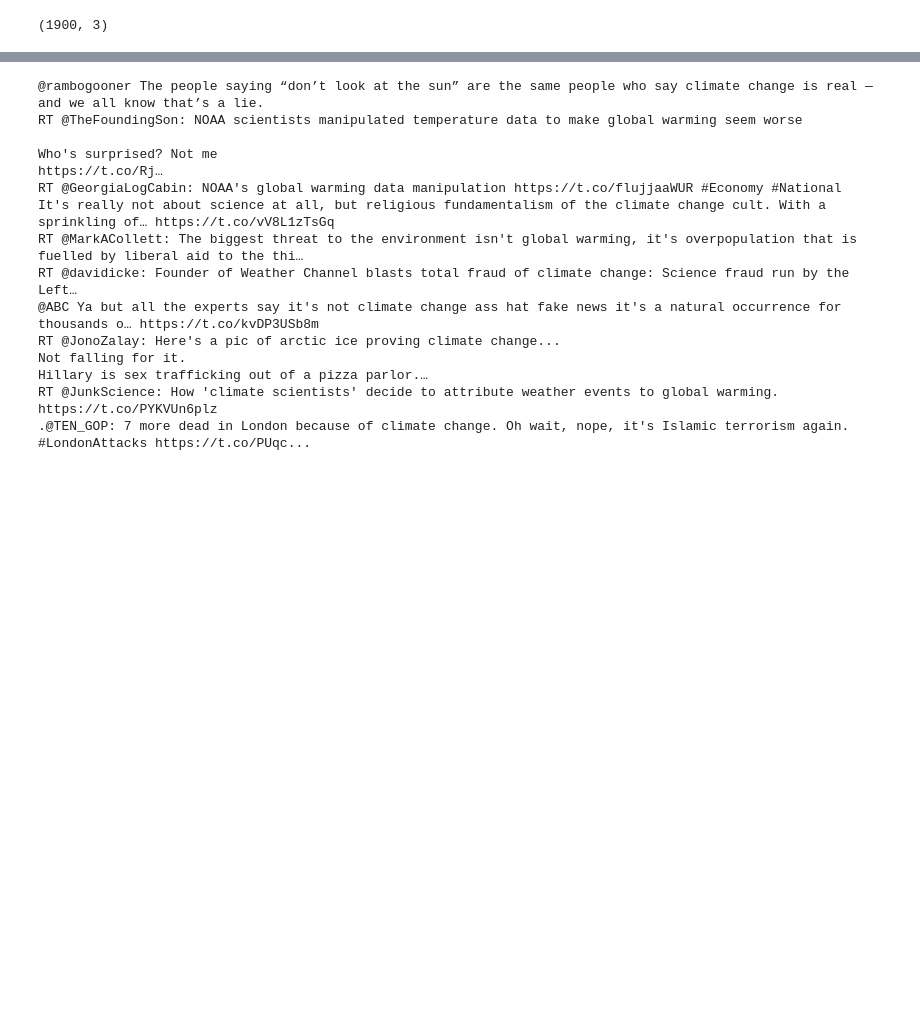
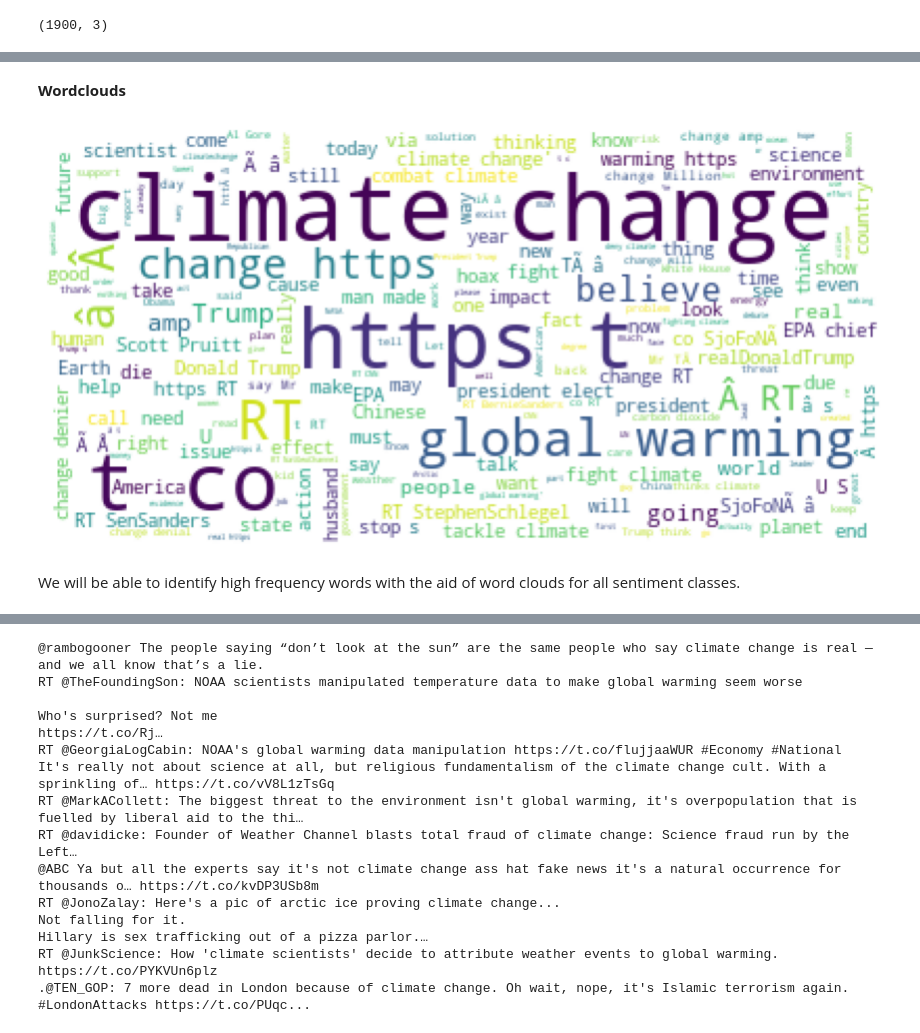
Before and after one commit to ObengKojo23/2207ACDS_TEAM_CW2, a Jupyter notebook: notebooks/twitter_sentiment_classification_notebook.ipynb, the cells around one changed output, grey strips where cells are left out. Saved outputs shown, nothing was run; the diff lists cells and outputs as text; code cells hidden in the pictures; blank space fills up the shorter version.

```diff
--- a/notebooks/twitter_sentiment_classification_notebook.ipynb
+++ b/notebooks/twitter_sentiment_classification_notebook.ipynb
@@ -336,3 +415,17 @@ plt.show()
+# %% [markdown]
+**Wordclouds**
+# %%
+full_text = " ".join(train_df['message'])
+wc = WordCloud(background_color='white')
+img = wc.generate(full_text)
+plt.figure(figsize= (15,15))
+plt.imshow(img)
+plt.axis('off')
+plt.show()
+# %% [output]
+[figure, added]
+# %% [markdown]
+We will be able to identify high frequency words with the aid of word clouds for all sentiment classes.
 # %%
 senti_gb = train_copy.groupby('sentiment')
 # %%
```
Also changed, not shown: parts of 67 cells of this notebook.
